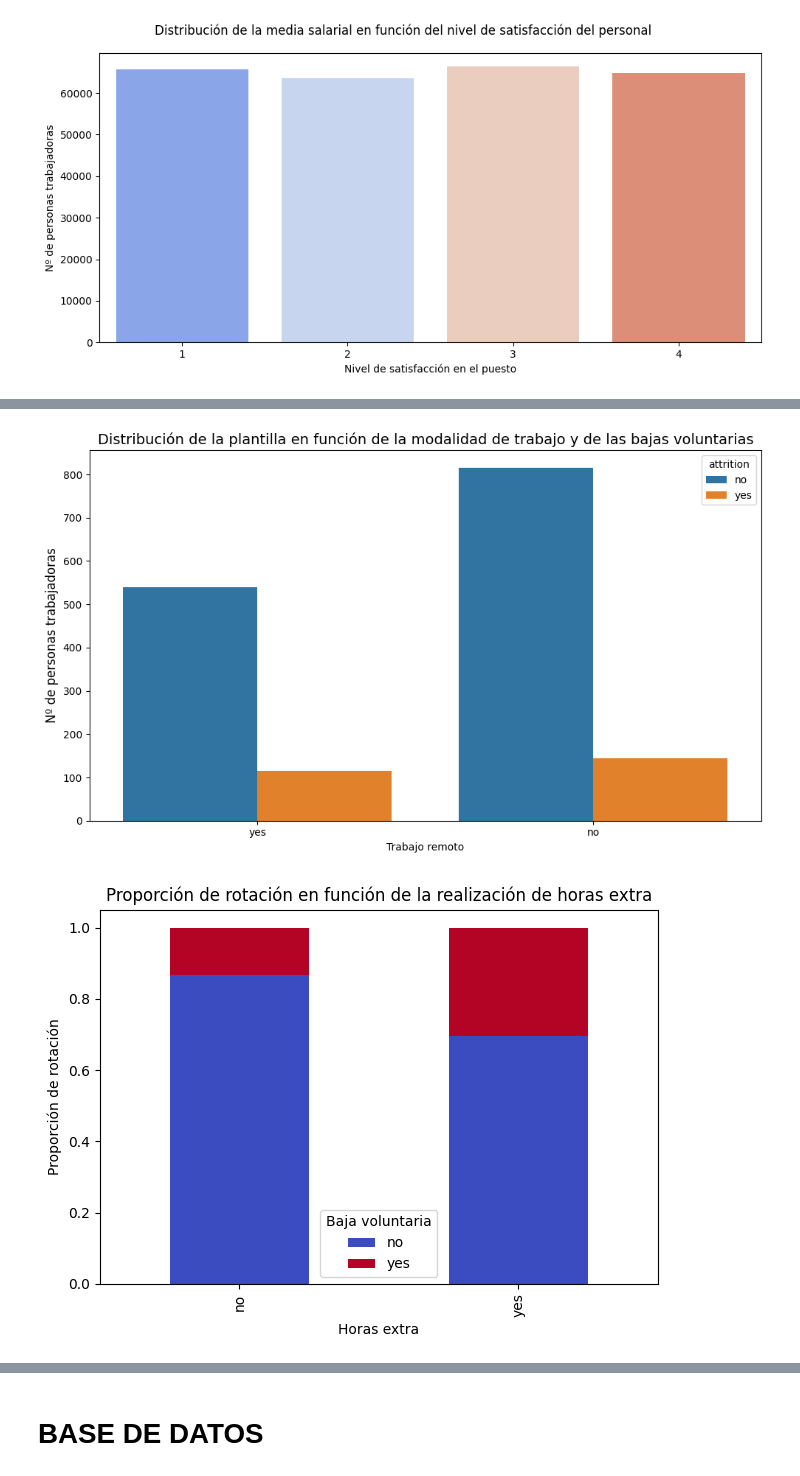
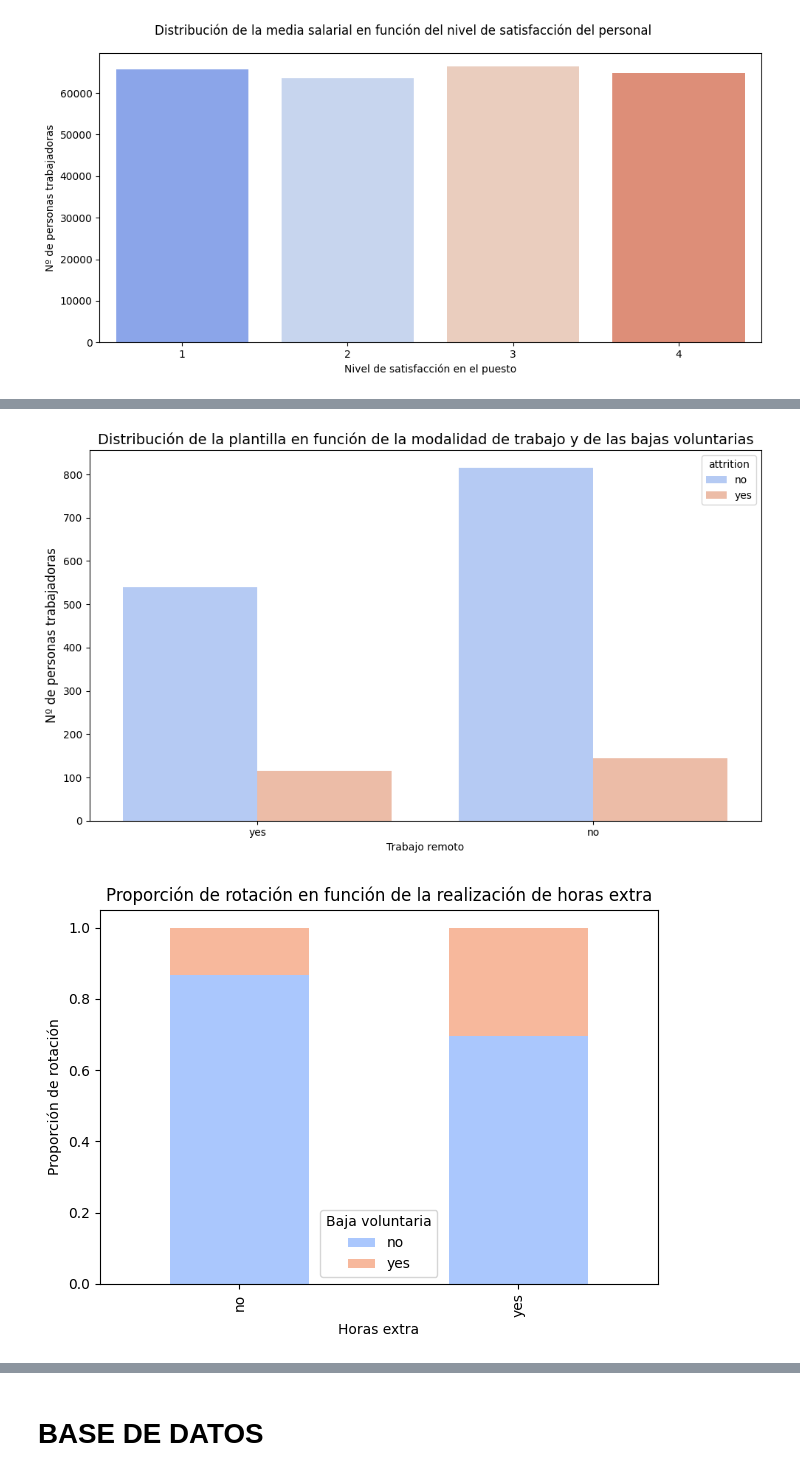
Before and after one commit to MartaMecaLopez/HappyFactor, a Jupyter notebook: proyecto-da-promo-50-modulo-3-team-1.ipynb, the cells around one changed output, grey strips where cells are left out. Drawn from its saved outputs; the diff is of its cells as text; code cells hidden in the pictures.

```diff
--- a/proyecto-da-promo-50-modulo-3-team-1.ipynb
+++ b/proyecto-da-promo-50-modulo-3-team-1.ipynb
@@ -925,7 +906,7 @@ plt.show()
 <Figure size 1200x600 with 0 Axes>
 # %%
 plt.figure(figsize=(10, 6))
-sns.countplot(data=df, x='remotework', hue='attrition')
+sns.countplot(data=df, x='remotework', hue='attrition', palette = palettes)
 plt.title('Distribución de la plantilla en función de la modalidad de trabajo y de las bajas voluntarias', fontsize=14)
 plt.xlabel('Trabajo remoto', fontsize=10)
 plt.ylabel('Nº de personas trabajadoras', fontsize=12)
@@ -933,18 +914,19 @@ plt.tight_layout()
 
 plt.show()
 # %% [output]
-[figure, old version]
+[figure, new version]
 # %%
 prop_df = df.groupby('overtime')['attrition'].value_counts(normalize=True).unstack()
+colores = sns.color_palette("coolwarm", n_colors=2)
 
 # Gráfico
-prop_df.plot(kind='bar', stacked=True, colormap='coolwarm')
+prop_df.plot(kind='bar', stacked=True, color=colores)
 plt.title('Proporción de rotación en función de la realización de horas extra')
 plt.ylabel('Proporción de rotación')
 plt.xlabel('Horas extra')
 plt.legend(title='Baja voluntaria')
 plt.tight_layout()
 plt.show()
 # %% [output]
-[figure, old version]
+[figure, new version]
 # %%
```
Also changed, not shown: parts of 29 cells of this notebook, 5 other files.
